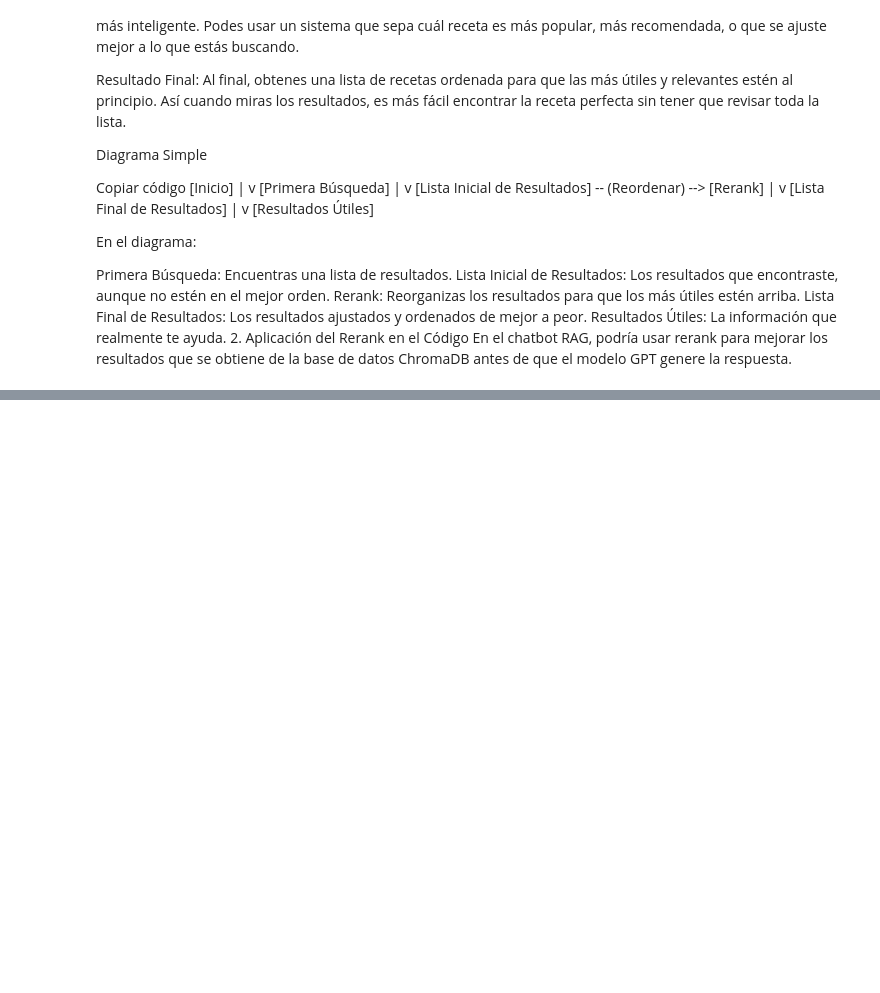
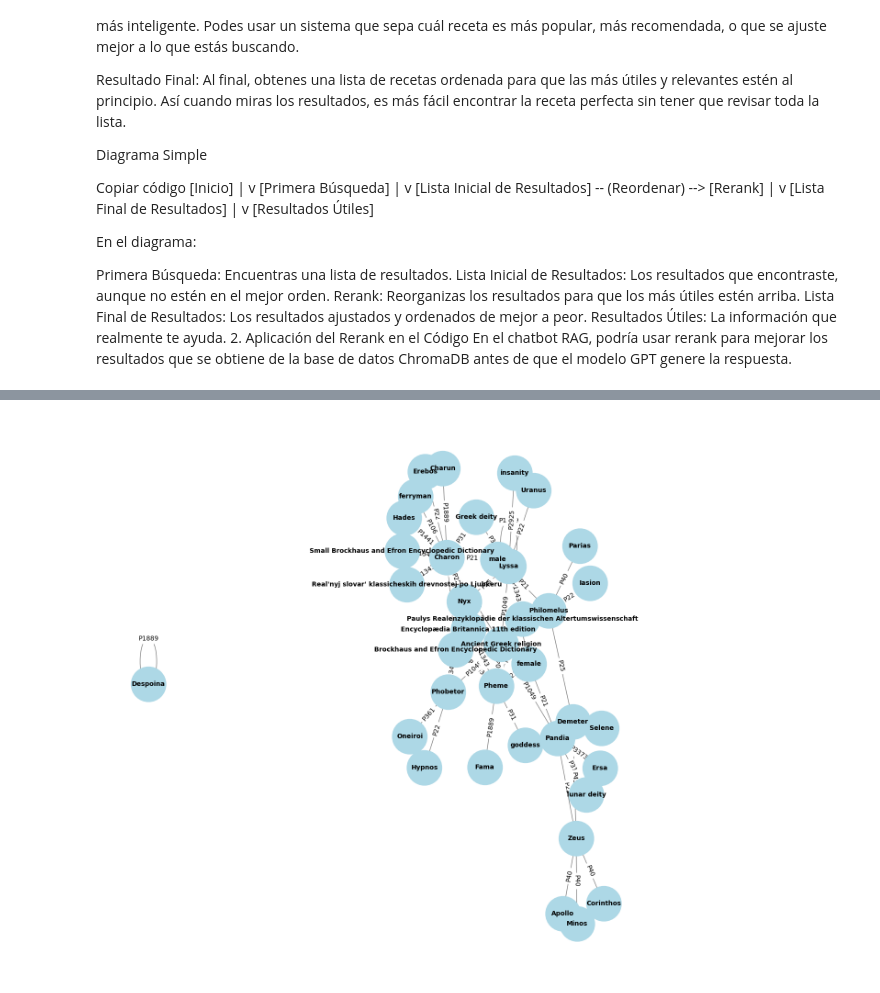
Before and after one commit to MateoGraviFiorino/NLP-Recomendacion, a Jupyter notebook: trabajo_final/Chatbot.ipynb, the cells around one changed output, grey strips where cells are left out. Cells and saved outputs as stored; diff of their text form; code cells hidden in the pictures; blank space fills up the shorter version.

```diff
--- a/trabajo_final/Chatbot.ipynb
+++ b/trabajo_final/Chatbot.ipynb
@@ -673,0 +742,74 @@ En el chatbot RAG, podría usar rerank para mejorar los resultados que se obtien
+# %%
+from SPARQLWrapper import SPARQLWrapper, JSON
+import networkx as nx
+import matplotlib.pyplot as plt
+
+def get_greek_mythology_entities():
+    """
+    Consulta entidades y relaciones relacionadas con la mitología griega desde Wikidata utilizando SPARQL.
+
+    Returns:
+        dict: Resultados de la consulta en formato JSON.
+    """
+    query = """
+    SELECT ?entity ?entityLabel ?relation ?relatedEntity ?relatedEntityLabel WHERE {
+      ?entity wdt:P31 wd:Q22989102;  # Instancia de: personaje mitológico griego
+              ?relation ?relatedEntity.
+      ?relatedEntity rdfs:label ?relatedEntityLabel.
+      ?entity rdfs:label ?entityLabel.
+      FILTER(LANG(?entityLabel) = "en")
+      FILTER(LANG(?relatedEntityLabel) = "en")
+      SERVICE wikibase:label { bd:serviceParam wikibase:language "en". }
+    }
+    LIMIT 50
+    """
+    sparql = SPARQLWrapper("https://query.wikidata.org/sparql")
+    sparql.setQuery(query)
+    sparql.setReturnFormat(JSON)
+    results = sparql.query().convert()
+    return results
+
+def build_graph(results):
+    """
+    Construye un grafo a partir de los resultados de la consulta SPARQL.
+
+    Args:
+        results (dict): Resultados de la consulta SPARQL.
+
+    Returns:
+        networkx.Graph: Grafo construido con las entidades y relaciones.
+    """
+    G = nx.Graph()
+    for result in results["results"]["bindings"]:
+        entity = result["entityLabel"]["value"]
+        related_entity = result["relatedEntityLabel"]["value"]
+        relation = result["relation"]["value"].split('/')[-1]  # Extraer la parte final de la URL (nombre de la relación)
+        G.add_node(entity)
+        G.add_node(related_entity)
+        G.add_edge(entity, related_entity, label=relation)
+    return G
+
+def visualize_graph(G):
+    """
+    Visualiza un grafo utilizando Matplotlib y NetworkX.
+
+    Args:
+        G (networkx.Graph): Grafo a visualizar.
+    """
+    pos = nx.spring_layout(G)
+    plt.figure(figsize=(12, 12))
+    nx.draw(G, pos, with_labels=True, node_color='lightblue', node_size=3000, font_size=10, font_weight='bold', edge_color='gray')
+    edge_labels = nx.get_edge_attributes(G, 'label')
+    nx.draw_networkx_edge_labels(G, pos, edge_labels=edge_labels)
+    plt.show()
+
+# Obtener los datos de Wikidata
+results = get_greek_mythology_entities()
+
+# Construir el grafo
+G = build_graph(results)
+
+# Visualizar el grafo
+visualize_graph(G)
+# %% [output]
+[figure, added]
```
Also changed, not shown: parts of 55 cells of this notebook, 1 other file.
